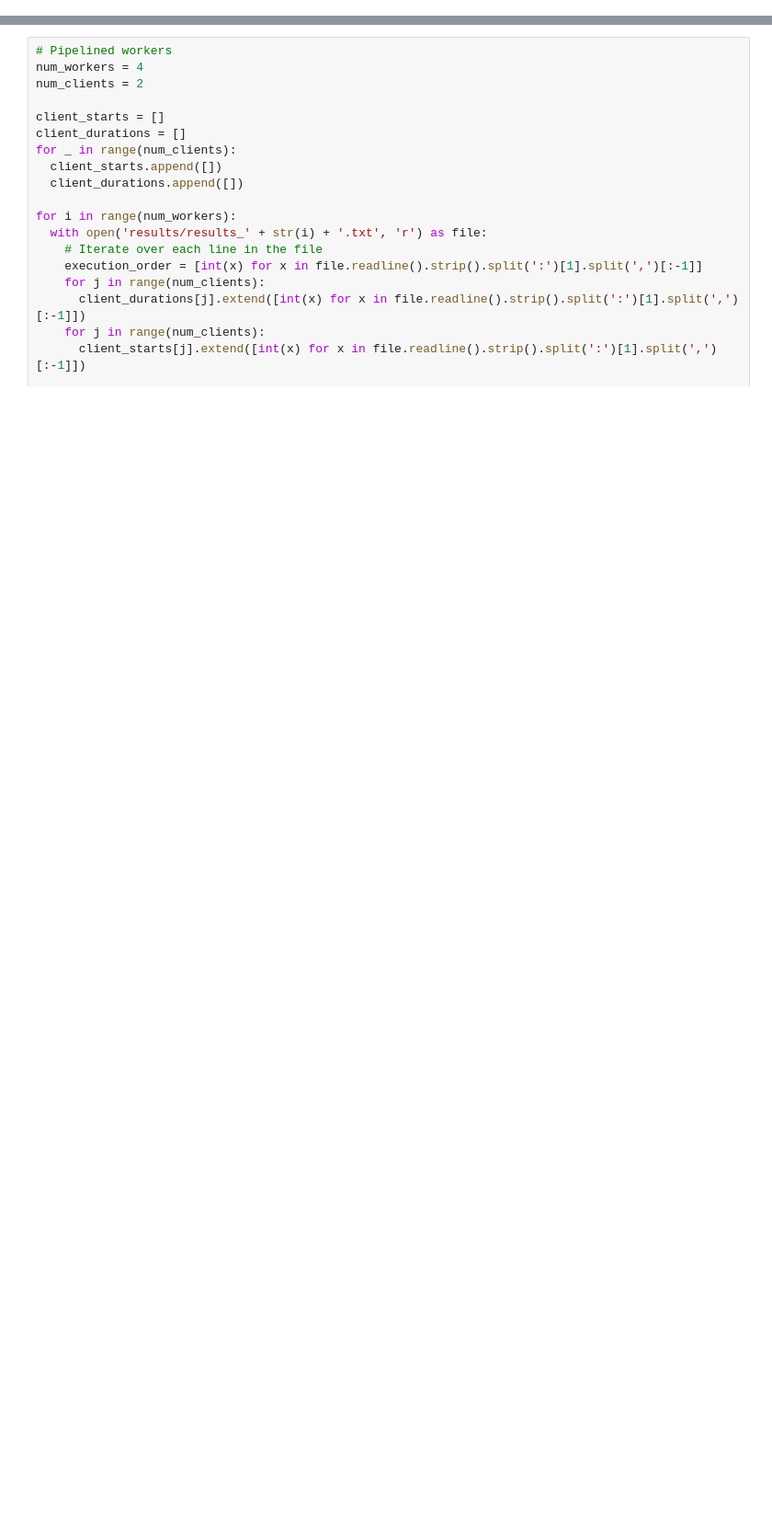
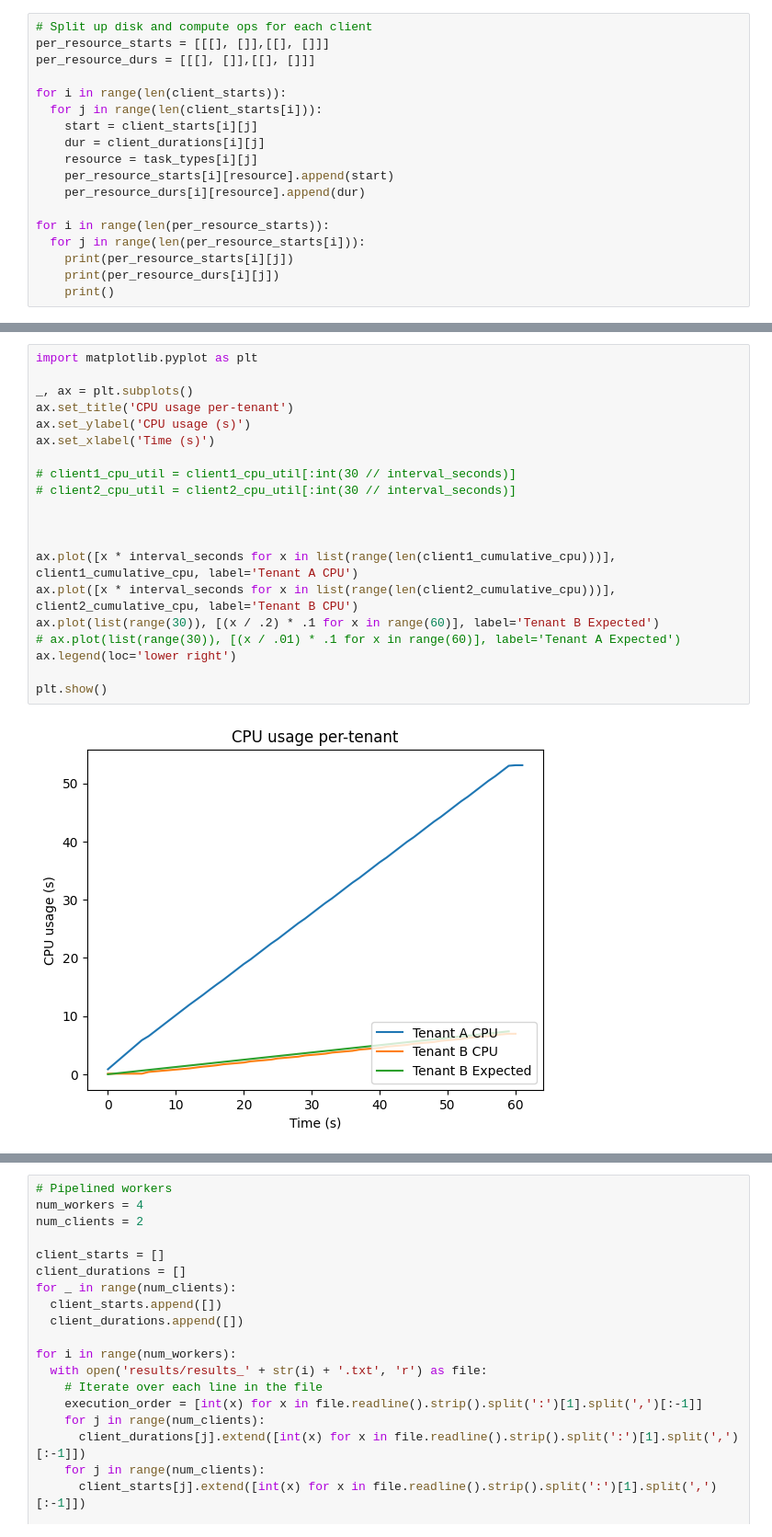
Before and after one commit to tyler-griggs/fair-db, a Jupyter notebook: analysis.ipynb, the cells around one changed output, grey strips where cells are left out. Shown at 92% size. Cells and saved outputs as stored; diff of their text form; blank space fills up the shorter version.

```diff
--- a/analysis.ipynb
+++ b/analysis.ipynb
@@ -71,0 +83,18 @@ Client 1 durs:   [161366, 500441, 500581, 500754, 176428, 500679, 500253, 500011
+# %%
+# Split up disk and compute ops for each client
+per_resource_starts = [[[], []],[[], []]]
+per_resource_durs = [[[], []],[[], []]]
+
+for i in range(len(client_starts)):
+  for j in range(len(client_starts[i])):
+    start = client_starts[i][j]
+    dur = client_durations[i][j]
+    resource = task_types[i][j]
+    per_resource_starts[i][resource].append(start)
+    per_resource_durs[i][resource].append(dur)
+
+for i in range(len(per_resource_starts)):
+  for j in range(len(per_resource_starts[i])):
+    print(per_resource_starts[i][j])
+    print(per_resource_durs[i][j])
+    print()
@@ -71,0 +199,22 @@ Client 1 durs:   [161366, 500441, 500581, 500754, 176428, 500679, 500253, 500011
+# %%
+import matplotlib.pyplot as plt
+
+_, ax = plt.subplots()
+ax.set_title('CPU usage per-tenant')
+ax.set_ylabel('CPU usage (s)')
+ax.set_xlabel('Time (s)')
+
+# client1_cpu_util = client1_cpu_util[:int(30 // interval_seconds)]
+# client2_cpu_util = client2_cpu_util[:int(30 // interval_seconds)]
+
+
+
+ax.plot([x * interval_seconds for x in list(range(len(client1_cumulative_cpu)))], client1_cumulative_cpu, label='Tenant A CPU')
+ax.plot([x * interval_seconds for x in list(range(len(client2_cumulative_cpu)))], client2_cumulative_cpu, label='Tenant B CPU')
+ax.plot(list(range(30)), [(x / .2) * .1 for x in range(60)], label='Tenant B Expected')
+# ax.plot(list(range(30)), [(x / .01) * .1 for x in range(60)], label='Tenant A Expected')
+ax.legend(loc='lower right')
+
+plt.show()
+# %% [output]
+[figure, added]
```
Also changed, not shown: parts of 19 cells of this notebook, 3 other files.
